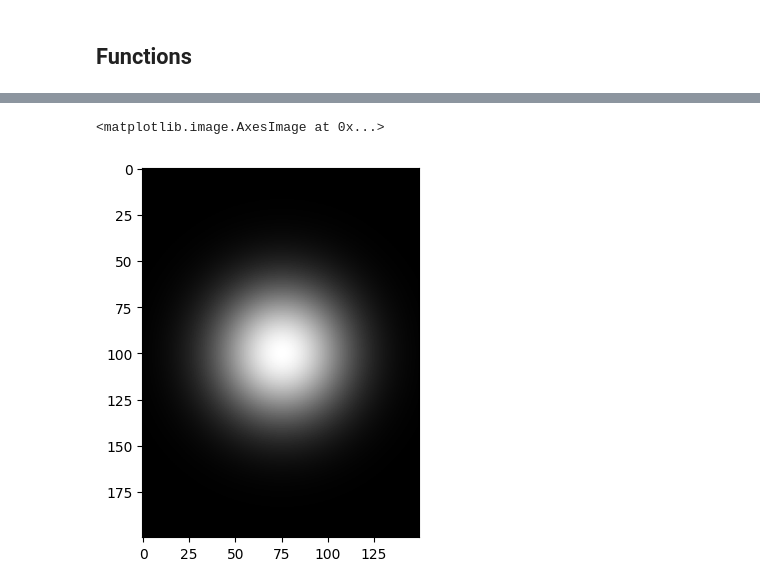
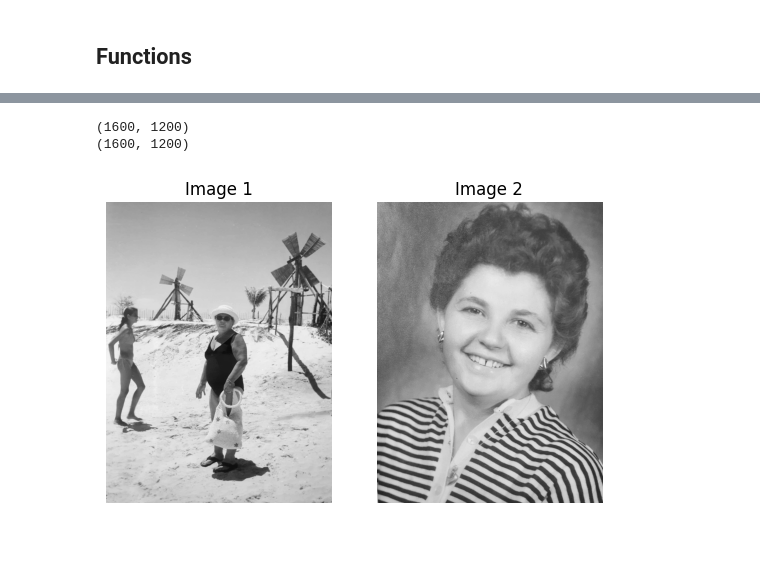
Before and after one commit to JoaoDell/Natural-Artificial-Vision, a Jupyter notebook: examples/basic_operations.ipynb, the cells around one changed output, grey strips where cells are left out. Drawn from its saved outputs; the diff is of its cells as text; code cells hidden in the pictures; blank space fills up the shorter version.

```diff
--- a/examples/basic_operations.ipynb
+++ b/examples/basic_operations.ipynb
@@ -102,2 +108,3 @@ def equalization(img : np.ndarray):
 # %%
 img = iio.imread("imagens/granny.png")
+img2 = iio.imread("imagens/granny2.jpeg")
@@ -120,5 +111,20 @@ print(np.arange(0, 256, 1).astype(np.uint8)[255])
-# %%
-plt.imshow(gaussian((150, 200), 50.0), cmap = "gray")
-# %% [output]
-<matplotlib.image.AxesImage at 0x...>
-[figure, removed]
+# %%
+img = convert_to_grayscale(img)
+img2 = convert_to_grayscale(img2)
+
+plt.subplot(121)
+plt.imshow(img, cmap = "gray")
+plt.title("Image 1")
+plt.axis("off")
+
+plt.subplot(122)
+plt.imshow(img2, cmap = "gray")
+plt.title("Image 2")
+plt.axis("off")
+
+print(img.shape)
+print(img2.shape)
+# %% [output]
+(1600, 1200)
+(1600, 1200)
+[figure, added]
```
Also changed, not shown: parts of 9 cells of this notebook, 1 other file.
